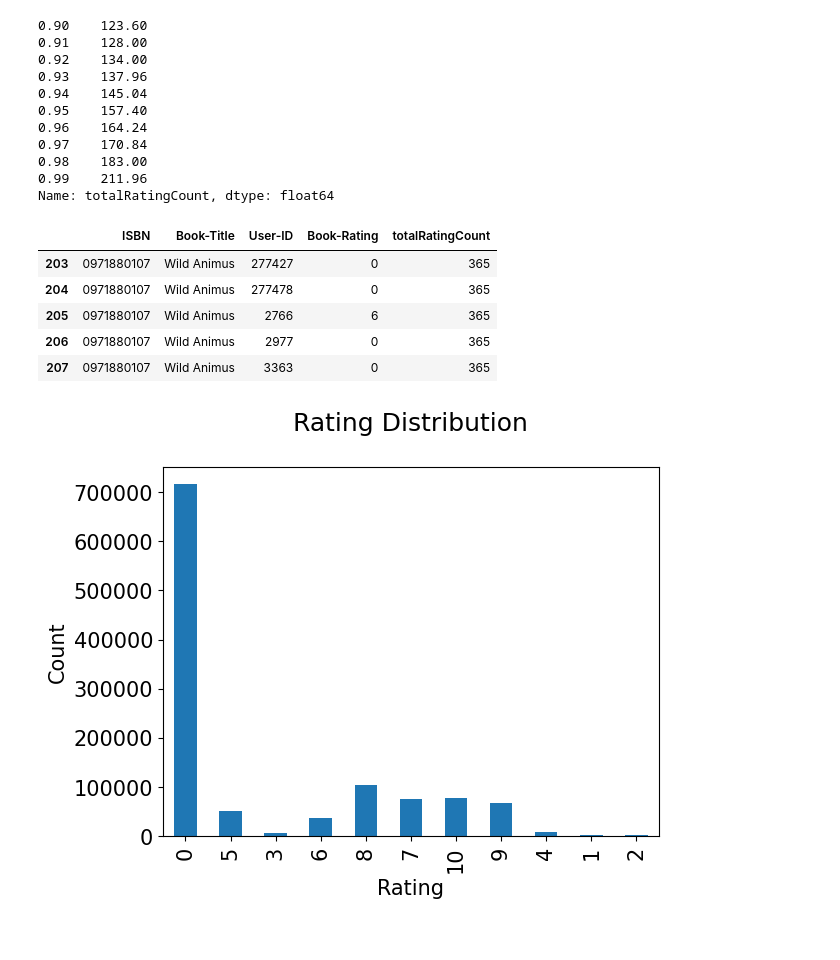
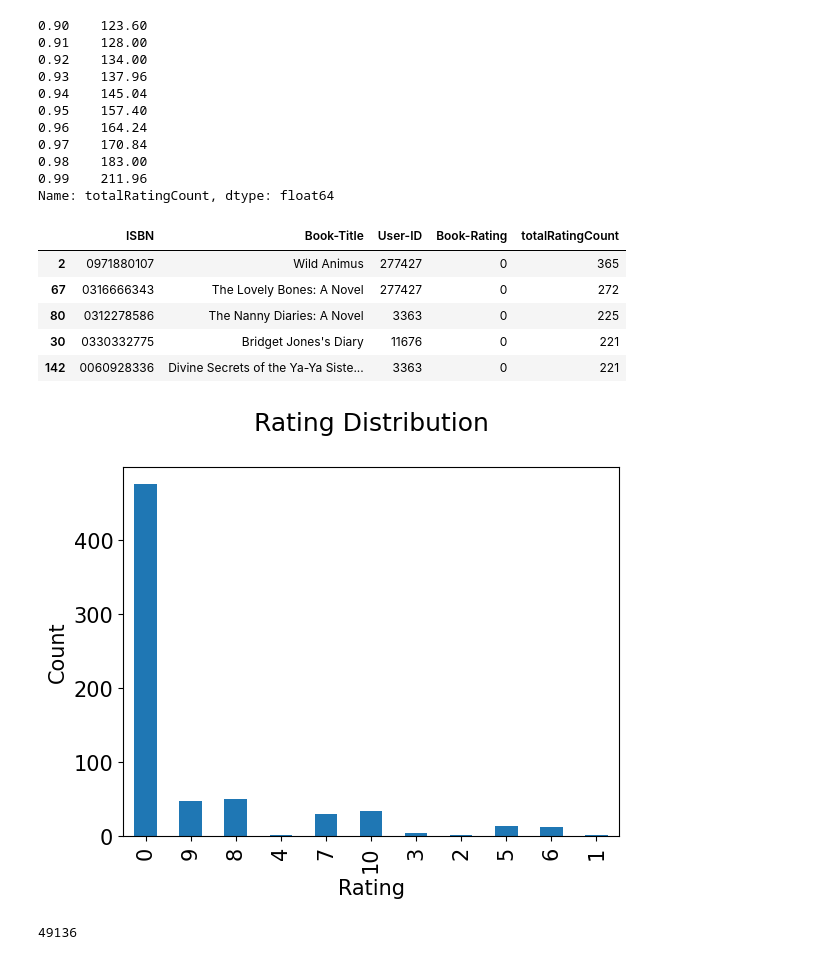
Before and after one commit to JoshiPrabin/Recommendation-System, a Jupyter notebook: Recommendation_system.ipynb, the cells around one changed output. Cells and saved outputs as stored; diff of their text form; code cells hidden in the pictures.

```diff
--- a/Recommendation_system.ipynb
+++ b/Recommendation_system.ipynb
@@ -109,3 +118,12 @@ print(book_ratingCount.columns)
 # %% [output]
 Index(['ISBN', 'Book-Title', 'User-ID', 'Book-Rating'], dtype='object')
 Index(['Book-Title', 'totalRatingCount'], dtype='object')
+# %%
+# df = combine_book_rating;
+# df = pd.DataFrame(combine_book_rating[combine_book_rating.duplicated('Book-Title', keep='first')])
+# df = df.drop_duplicates()
+# df.head()
+
+df = pd.DataFrame(combine_book_rating)
+combine_book_rating = df.drop_duplicates(subset=['Book-Title'])
+combine_book_rating.head()
@@ -134,23 +159,28 @@ print(book_ratingCount['totalRatingCount'].quantile(np.arange(.9, 1, .01)))
 0.99    211.96
 Name: totalRatingCount, dtype: float64
 # %%
-popularity_threshold = 211.96
+popularity_threshold = 211
 rating_popular_book = rating_with_totalRatingCount.query('totalRatingCount >= @popularity_threshold')
+rating_popular_book = rating_popular_book.sort_values(by='totalRatingCount', ascending=False)
 rating_popular_book.head()
 # %% [output]
 |  | ISBN | Book-Title | User-ID | Book-Rating | totalRatingCount |
-| 203 | 0971880107 | Wild Animus | 277427 | 0 | 365 |
-| 204 | 0971880107 | Wild Animus | 277478 | 0 | 365 |
-| 205 | 0971880107 | Wild Animus | 2766 | 6 | 365 |
-| 206 | 0971880107 | Wild Animus | 2977 | 0 | 365 |
-| 207 | 0971880107 | Wild Animus | 3363 | 0 | 365 |
+| 2 | 0971880107 | Wild Animus | 277427 | 0 | 365 |
+| 67 | 0316666343 | The Lovely Bones: A Novel | 277427 | 0 | 272 |
+| 80 | 0312278586 | The Nanny Diaries: A Novel | 3363 | 0 | 225 |
+| 30 | 0330332775 | Bridget Jones's Diary | 11676 | 0 | 221 |
+| 142 | 0060928336 | Divine Secrets of the Ya-Ya Siste... | 3363 | 0 | 221 |
 # %%
 plt.rc('font', size=15)
-df_rating['Book-Rating'].value_counts(sort=False).plot(kind='bar')
+combine_book_rating['Book-Rating'].value_counts(sort=False).plot(kind='bar')
 plt.title('Rating Distribution\n')
 plt.xlabel('Rating')
 plt.ylabel('Count')
 plt.savefig('system1.png', bbox_inches='tight')
 plt.show()
 # %% [output]
-[figure, old version]
+[figure, new version]
+# %%
+df_for_knn.shape[0]
+# %% [output]
+49136
```
Also changed, not shown: parts of 21 cells of this notebook.
